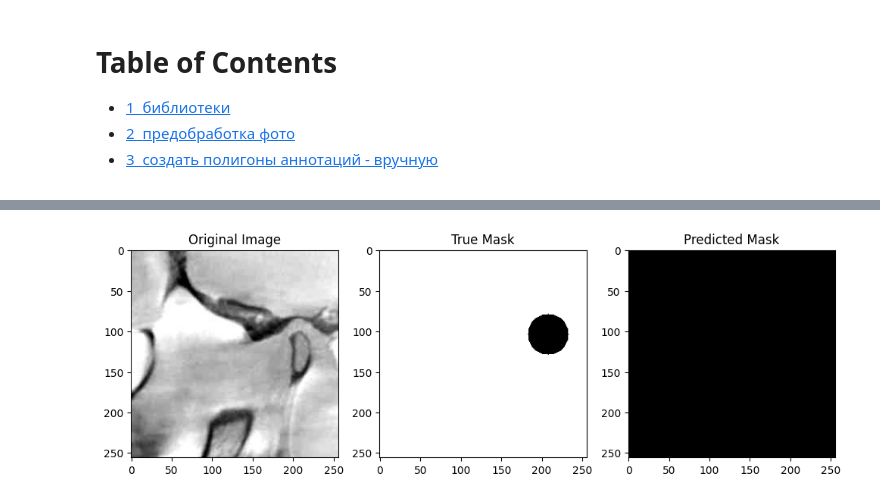
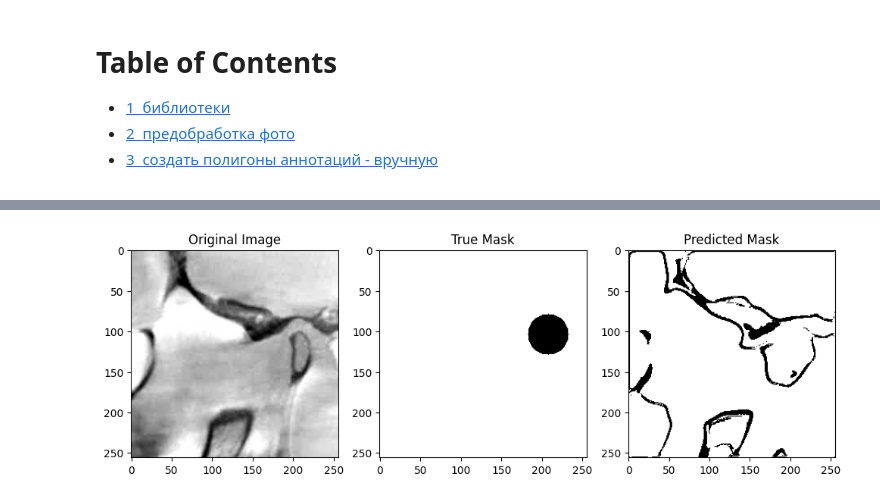
Before and after one commit to 19man72/Pathologies_ArtDental_g, a Jupyter notebook: Yakovshits Roman/gnat_set_center_unet_v2.ipynb, the cells around one changed output, grey strips where cells are left out. Drawn from its saved outputs; the diff is of its cells as text; code cells hidden in the pictures.

```diff
--- a/Yakovshits Roman/gnat_set_center_unet_v2.ipynb
+++ b/Yakovshits Roman/gnat_set_center_unet_v2.ipynb
@@ -272,8 +272,8 @@ def dice_loss(y_true, y_pred):
 
 # Измененная модель U-Net с использованием Dice Loss и Dice Coefficient в качестве метрики
 # model = models.unet_2d((None, None, 3), [64, 128, 256, 512, 1024], n_labels=1,# оригинал
-model = models.unet_2d((None, None, 3),   [32, 64, 128, 256, 512], n_labels=1,
-# model = models.unet_2d((None, None, 3),   [16, 32, 64, 128, 256], n_labels=1,
+# model = models.unet_2d((None, None, 3),   [32, 64, 128, 256, 512], n_labels=1,
+model = models.unet_2d((None, None, 3),   [16, 32, 64, 128, 256], n_labels=1,
                        stack_num_down=2, stack_num_up=2,
                        activation='ReLU', output_activation='Sigmoid',
                        batch_norm=True, pool='max', unpool='nearest', name='u-net')
@@ -349,26 +351,26 @@ plt.show()
 # %%
-threshold = 0.5  # порог подобрать
+threshold = 0.92  # порог подобрать
 binary_mask = (predicted_mask > threshold).astype(np.uint8)  # Получаем двоичную маску
 
 
 # Подготовка изображения для отображения
 plt.figure(figsize=(12, 6))
 
 # Отображение оригинального изображения
 plt.subplot(1, 3, 1)
 plt.title("Original Image")
 plt.imshow(test_image)
 
 # Отображение истинной маски
 plt.subplot(1, 3, 2)
 plt.title("True Mask")
 plt.imshow(test_mask, cmap='gray')
 
 # Отображение предсказанной маски
 plt.subplot(1, 3, 3)
 plt.title("Predicted Mask")
 plt.imshow(binary_mask.squeeze(), cmap='gray')  # squeeze для удаления лишних измерений
 
 plt.show()
 # %% [output]
-[figure, old version]
+[figure, new version]
```
Also changed, not shown: parts of 12 cells of this notebook.
